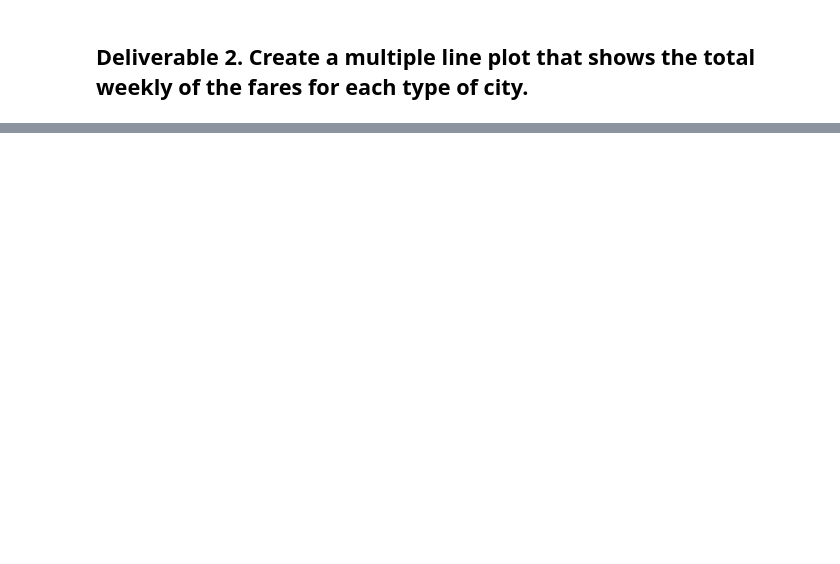
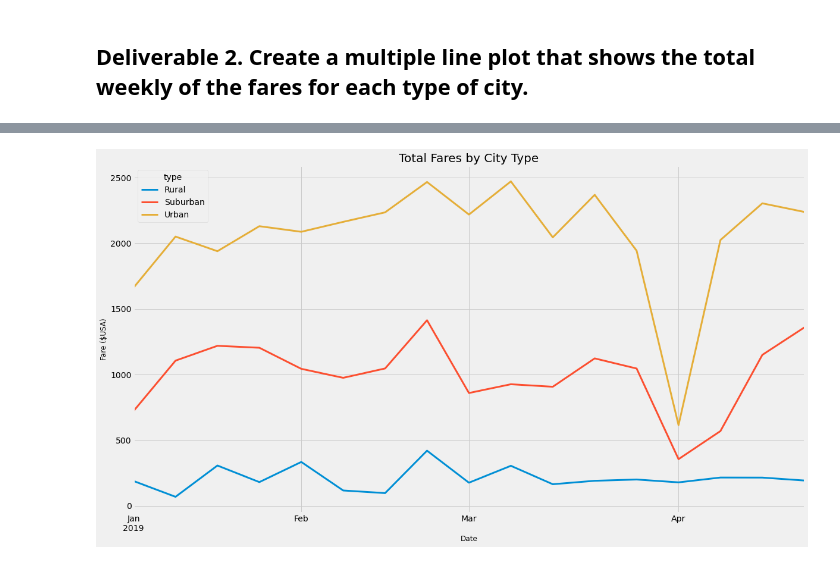
Before and after one commit to jmsuarez1997/PyBer_Analysis, a Jupyter notebook: PyBer_Challenge_starter_code.ipynb, the cells around one changed output, grey strips where cells are left out. Drawn from its saved outputs; the diff is of its cells as text; code cells hidden in the pictures; blank space fills up the shorter version.

```diff
--- a/PyBer_Challenge_starter_code.ipynb
+++ b/PyBer_Challenge_starter_code.ipynb
@@ -114,3 +133,5 @@ pyber_summary_df.index.name = None
 # %%
 # 4. Create a pivot table with the 'date' as the index, the columns ='type', and values='fare'
 # to get the total fares for each type of city by the date.
+pivot_df = city_fares_df.pivot(index="date", columns="type",values="fare")
+pivot_df
@@ -117,2 +153,5 @@ pyber_summary_df.index.name = None
 # %%
 # 5. Create a new DataFrame from the pivot table DataFrame using loc on the given dates, '2019-01-01':'2019-04-29'.
+
+pivot_df = pivot_df.loc['1/1/2019 0:00':'4/29/2019 0:00']
+pivot_df.head()
@@ -119,5 +166,5 @@ pyber_summary_df.index.name = None
 # %%
 # 6. Set the "date" index to datetime datatype. This is necessary to use the resample() method in Step 8.
-# df.index = pd.to_datetime(df.index)
+pivot_df.index = pd.to_datetime(pivot_df.index)
 # %%
 # 7. Check that the datatype for the index is datetime using df.info()
@@ -124,2 +183,4 @@ pyber_summary_df.index.name = None
 # %%
 # 8. Create a new DataFrame using the "resample()" function by week 'W' and get the sum of the fares for each week.
+weekly_sum_fares = pivot_df.resample("W").sum()
+weekly_sum_fares.head()
@@ -126,7 +195,21 @@ pyber_summary_df.index.name = None
 # %%
 # 8. Using the object-oriented interface method, plot the resample DataFrame using the df.plot() function.
 
 # Import the style from Matplotlib.
 from matplotlib import style
 # Use the graph style fivethirtyeight.
 style.use('fivethirtyeight')
+
+#Plot Graph
+weekly_sum_fares.plot(figsize=(18, 10),linewidth=3)
+
+#Graph labels
+plt.ylabel("Fare ($USA)", fontsize=12)
+plt.xlabel("Date", fontsize=12)
+plt.title("Total Fares by City Type", fontsize=20)
+
+# plt.show()
+
+plt.savefig("analysis/PyBer_fare_summary.png")
+# %% [output]
+[figure, added]
```
Also changed, not shown: parts of 11 cells of this notebook, 1 other file.
